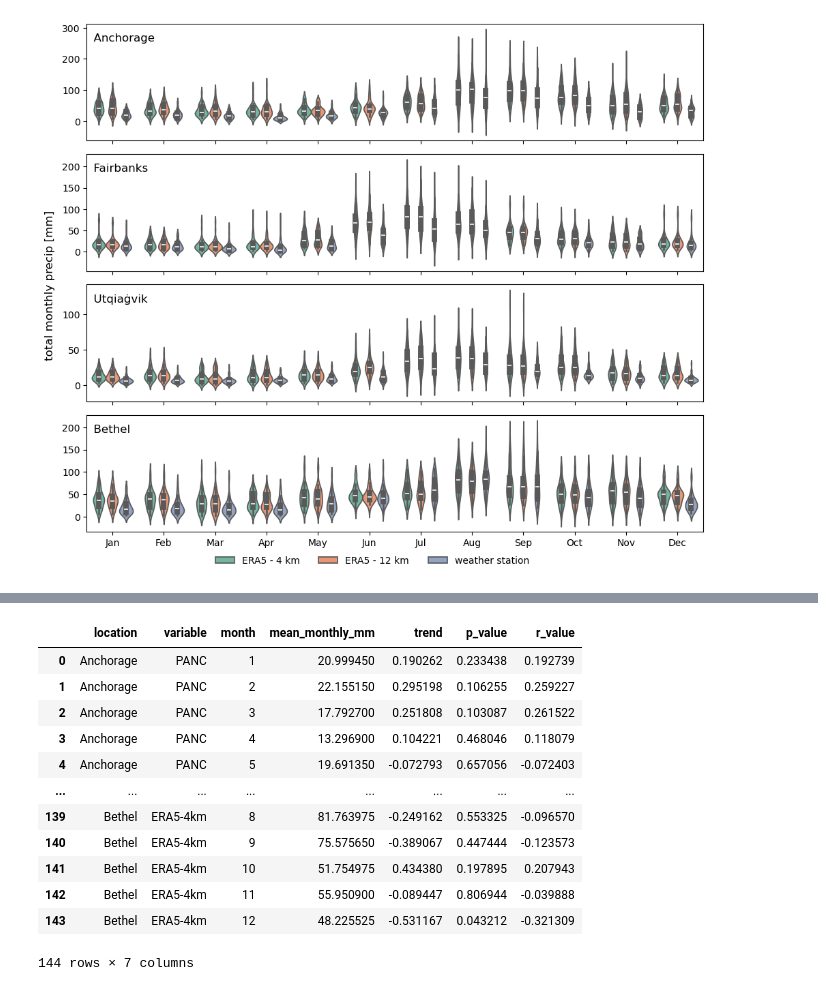
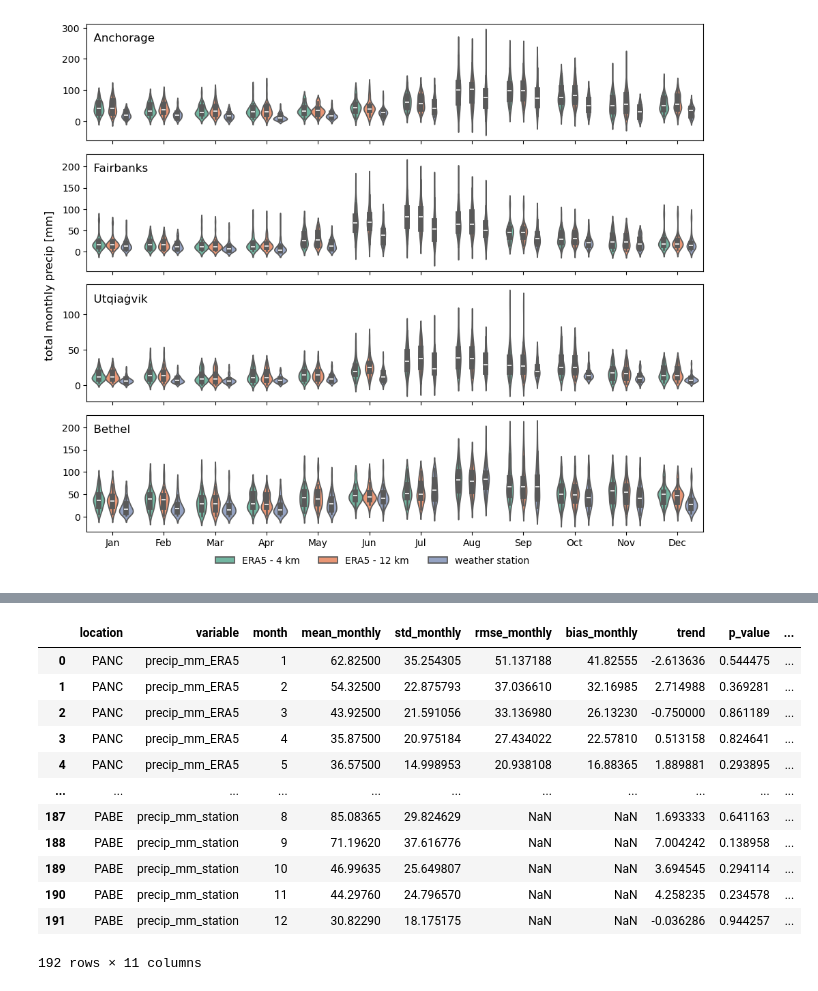
Before and after one commit to chryss/dyndowntools, a Jupyter notebook: Jupyter_Notebooks/analysis_precip_histograms_w_undownscaled.ipynb, the cells around one changed output, grey strips where cells are left out. Drawn from its saved outputs; the diff is of its cells as text; code cells hidden in the pictures.

```diff
--- a/Jupyter_Notebooks/analysis_precip_histograms_w_undownscaled.ipynb
+++ b/Jupyter_Notebooks/analysis_precip_histograms_w_undownscaled.ipynb
@@ -347,27 +347,27 @@ results = []
 for ii, (ax, station) in enumerate(zip(axes.flatten(), stations)):
     compDF = get_dataframe(station)
     location = station.replace('_', ' ')
+    locationname = get_name(station.replace('_', ' '))
     compDF.set_index('Time', inplace=True)
-    monthly_sum = get_monthly(compDF, location,
+    monthly_sum = get_monthly(compDF, 'precip_mm_station',
                               startdate=startdate, enddate=enddate)
     monthly_undownscaled = pd.read_csv(datadir / filepattern_era5.format(
-        airport=stations[teststation]), skiprows=2)
+        airport=stations[station]), skiprows=2)
     monthly_sum['precip_mm_ERA5'] = monthly_undownscaled['tp'].values * 1000
     results.extend(get_stats(location, monthly_sum))
     df_forplot = pd.melt(monthly_sum.reset_index(), id_vars=[monthly_sum.index.name, 'year', 'month'],
-        value_vars=['precip_mm_ERA5', 'precip_mm_ERA5_4km', 'precip_mm_ERA5_12km', location], value_name='precip_mm', var_name='dataseries')
+        value_vars=['precip_mm_ERA5', 'precip_mm_ERA5_4km', 'precip_mm_ERA5_12km', 'precip_mm_station'], value_name='precip_mm', var_name='dataseries')
     g = sns.boxplot(data=df_forplot, x="month", y="precip_mm",
             hue="dataseries", palette=palette, width=0.7, fliersize=3, ax=ax)
     ax.get_legend().remove()
     g.set_xticklabels(month_abbr)
-    if ii%2:
-        g.set_ylabel('')
-    else:
-        g.set_ylabel('total monthly precipitation [mm]')
     g.set_xlabel('')
+    g.set_ylabel('')
+    ax.set_title(locationname + '  ' , loc='right', y=0.9)
 handles, _ = ax.get_legend_handles_labels()
 labels = ['ERA5', 'ERA5 - 4 km', 'ERA5 - 12 km', 'weather station']
-fig.legend(handles, labels, loc='upper left', ncol=1, bbox_to_anchor=(0.08, 0.95), frameon=False)
+fig.legend(handles, labels, loc='upper left', ncol=1, bbox_to_anchor=(0.07, 0.98), frameon=False)
+fig.supylabel('total monthly precipitation [mm]')
 plt.tight_layout()
-    # g.fig.suptitle(location.split(' ')[0].title())
+# g.fig.suptitle(location.split(' ')[0].title())
 # %% [output]
@@ -383,12 +383,12 @@ for ax, station in zip(axes.flatten(), stations):
     compDF = get_dataframe(station)
     location = station.replace('_', ' ')
     compDF.set_index('Time', inplace=True)
-    monthly_sum = get_monthly(compDF, location,
+    monthly_sum = get_monthly(compDF, 'precip_mm_station',
                               startdate=startdate, enddate=enddate)
     df_forplot = pd.melt(monthly_sum.reset_index(), id_vars=[monthly_sum.index.name, 'month'],
-        value_vars=['precip_mm_ERA5_4km', 'precip_mm_ERA5_12km', location], value_name='precip_mm', var_name='dataseries')
+        value_vars=['precip_mm_ERA5_4km', 'precip_mm_ERA5_12km', 'precip_mm_station'], value_name='precip_mm', var_name='dataseries')
     g = sns.barplot(data=df_forplot, x="month", y="precip_mm",
-            hue="dataseries", palette='Set1', width=0.8, ax=ax)
+            hue="dataseries", palette=palette, width=0.8, ax=ax)
     ax.get_legend().remove()
     g.set_xticklabels(month_abbr)
     g.set_xlabel('')
@@ -411,10 +411,10 @@ for ax, station in zip(axes.flatten(), stations):
     compDF = get_dataframe(station)
     location = station.replace('_', ' ')
     compDF.set_index('Time', inplace=True)
-    monthly_sum = get_monthly(compDF, location,
+    monthly_sum = get_monthly(compDF, 'precip_mm_station',
                               startdate=startdate, enddate=enddate)
     df_forplot = pd.melt(monthly_sum.reset_index(), id_vars=[monthly_sum.index.name, 'month'],
-        value_vars=['precip_mm_ERA5_4km', 'precip_mm_ERA5_12km', location], value_name='precip_mm', var_name='dataseries')
+        value_vars=['precip_mm_ERA5_4km', 'precip_mm_ERA5_12km', 'precip_mm_station'], value_name='precip_mm', var_name='dataseries')
     g = sns.violinplot(data=df_forplot, x="month", y="precip_mm",
             hue="dataseries", palette=palette, ax=ax)
     ax.get_legend().remove()
@@ -437,26 +454,29 @@ fig.savefig(figdir / fn, bbox_inches='tight', dpi=300)
 results = []
 for station in stations:
     compDF = get_dataframe(station)
-    location = station.replace('_', ' ')
+    # location = station.replace('_', ' ')
     compDF.set_index('Time', inplace=True)
-    monthly_sum = get_monthly(compDF, location)
-
-    results.extend(get_stats(location, monthly_sum))
+    monthly_sum = get_monthly(compDF, 'precip_mm_station')
+    monthly_undownscaled = pd.read_csv(datadir / filepattern_era5.format(
+        airport=stations[station]), skiprows=2)
+    monthly_sum['precip_mm_ERA5'] = monthly_undownscaled['tp'].values * 1000
+    results.extend(get_stats(station, monthly_sum, kind='mannkendall'))
 # %%
 resultsDF = pd.DataFrame.from_records(results)
+resultsDF['trend'] = resultsDF['trend'] * 10
 resultsDF
 # %% [output]
-|  | location | variable | month | mean_monthly_mm | trend | p_value | r_value |
-| 0 | Anchorage | PANC | 1 | 20.999450 | 0.190262 | 0.233438 | 0.192739 |
-| 1 | Anchorage | PANC | 2 | 22.155150 | 0.295198 | 0.106255 | 0.259227 |
-| 2 | Anchorage | PANC | 3 | 17.792700 | 0.251808 | 0.103087 | 0.261522 |
-| 3 | Anchorage | PANC | 4 | 13.296900 | 0.104221 | 0.468046 | 0.118079 |
-| 4 | Anchorage | PANC | 5 | 19.691350 | -0.072793 | 0.657056 | -0.072403 |
-| ... | ... | ... | ... | ... | ... | ... | ... |
-| 139 | Bethel | ERA5-4km | 8 | 81.763975 | -0.249162 | 0.553325 | -0.096570 |
-| 140 | Bethel | ERA5-4km | 9 | 75.575650 | -0.389067 | 0.447444 | -0.123573 |
-| 141 | Bethel | ERA5-4km | 10 | 51.754975 | 0.434380 | 0.197895 | 0.207943 |
-| 142 | Bethel | ERA5-4km | 11 | 55.950900 | -0.089447 | 0.806944 | -0.039888 |
-| 143 | Bethel | ERA5-4km | 12 | 48.225525 | -0.531167 | 0.043212 | -0.321309 |
+|  | location | variable | month | mean_monthly | std_monthly | rmse_monthly | bias_monthly | trend | p_value | ... |
+| 0 | PANC | precip_mm_ERA5 | 1 | 62.82500 | 35.254305 | 51.137188 | 41.82555 | -2.613636 | 0.544475 | ... |
+| 1 | PANC | precip_mm_ERA5 | 2 | 54.32500 | 22.875793 | 37.036610 | 32.16985 | 2.714988 | 0.369281 | ... |
+| 2 | PANC | precip_mm_ERA5 | 3 | 43.92500 | 21.591056 | 33.136980 | 26.13230 | -0.750000 | 0.861189 | ... |
+| 3 | PANC | precip_mm_ERA5 | 4 | 35.87500 | 20.975184 | 27.434022 | 22.57810 | 0.513158 | 0.824641 | ... |
+| 4 | PANC | precip_mm_ERA5 | 5 | 36.57500 | 14.998953 | 20.938108 | 16.88365 | 1.889881 | 0.293895 | ... |
+| ... | ... | ... | ... | ... | ... | ... | ... | ... | ... | ... |
+| 187 | PABE | precip_mm_station | 8 | 85.08365 | 29.824629 | NaN | NaN | 1.693333 | 0.641163 | ... |
+| 188 | PABE | precip_mm_station | 9 | 71.19620 | 37.616776 | NaN | NaN | 7.004242 | 0.138958 | ... |
+| 189 | PABE | precip_mm_station | 10 | 46.99635 | 25.649807 | NaN | NaN | 3.694545 | 0.294114 | ... |
+| 190 | PABE | precip_mm_station | 11 | 44.29760 | 24.796570 | NaN | NaN | 4.258235 | 0.234578 | ... |
+| 191 | PABE | precip_mm_station | 12 | 30.82290 | 18.175175 | NaN | NaN | -0.036286 | 0.944257 | ... |
-144 rows × 7 columns
+192 rows × 11 columns
 # %%
```
Also changed, not shown: parts of 29 cells of this notebook, 49 other files.
